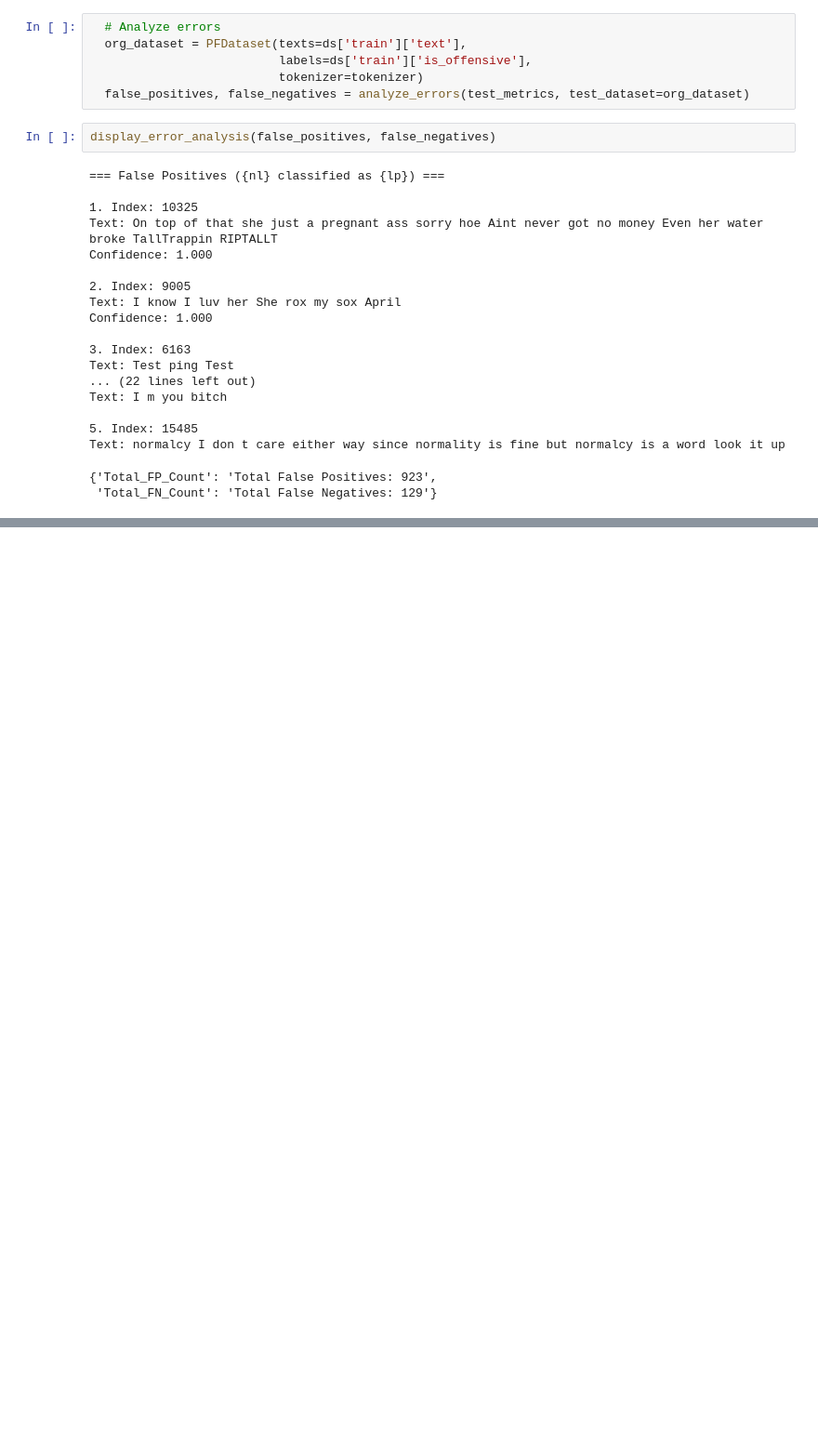
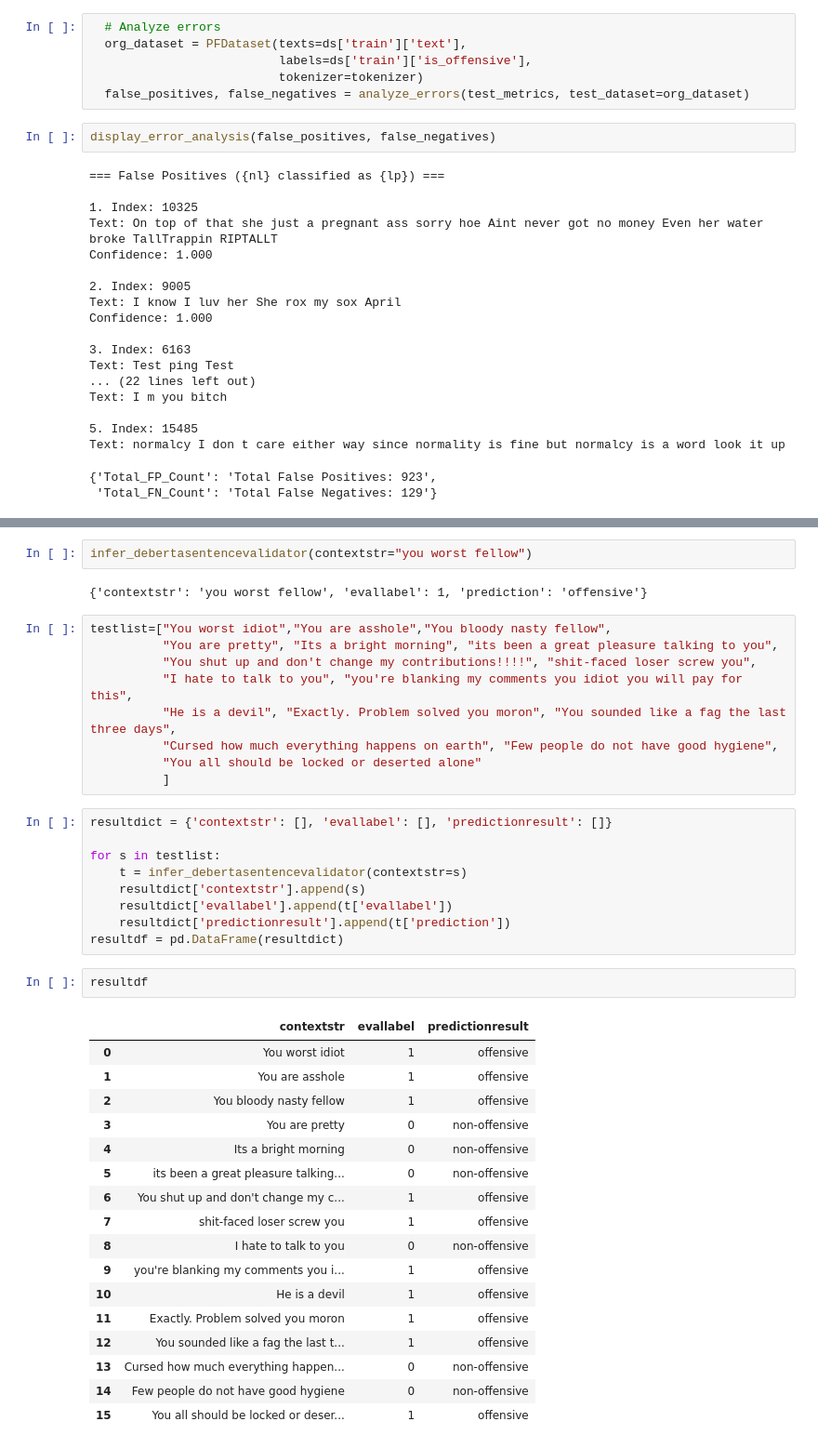
Before and after one commit to Kashyapiyer/FT, a Jupyter notebook: DebertaPF.ipynb, the cells around one changed output, grey strips where cells are left out. Shown at 93% size. Drawn from its saved outputs; the diff is of its cells as text; blank space fills up the shorter version.

```diff
--- a/DebertaPF.ipynb
+++ b/DebertaPF.ipynb
@@ -562,0 +598,42 @@ Text: normalcy I don t care either way since normality is fine but normalcy is a
+# %%
+infer_debertasentencevalidator(contextstr="you worst fellow")
+# %% [output]
+{'contextstr': 'you worst fellow', 'evallabel': 1, 'prediction': 'offensive'}
+# %%
+testlist=["You worst idiot","You are asshole","You bloody nasty fellow",
+          "You are pretty", "Its a bright morning", "its been a great pleasure talking to you",
+          "You shut up and don't change my contributions!!!!", "shit-faced loser screw you",
+          "I hate to talk to you", "you're blanking my comments you idiot you will pay for this",
+          "He is a devil", "Exactly. Problem solved you moron", "You sounded like a fag the last three days",
+          "Cursed how much everything happens on earth", "Few people do not have good hygiene",
+          "You all should be locked or deserted alone"
+          ]
+# %%
+resultdict = {'contextstr': [], 'evallabel': [], 'predictionresult': []}
+
+for s in testlist:
+    t = infer_debertasentencevalidator(contextstr=s)
+    resultdict['contextstr'].append(s)
+    resultdict['evallabel'].append(t['evallabel'])
+    resultdict['predictionresult'].append(t['prediction'])
+resultdf = pd.DataFrame(resultdict)
+# %%
+resultdf
+# %% [output]
+|  | contextstr | evallabel | predictionresult |
+| 0 | You worst idiot | 1 | offensive |
+| 1 | You are asshole | 1 | offensive |
+| 2 | You bloody nasty fellow | 1 | offensive |
+| 3 | You are pretty | 0 | non-offensive |
+| 4 | Its a bright morning | 0 | non-offensive |
+| 5 | its been a great pleasure talking... | 0 | non-offensive |
+| 6 | You shut up and don't change my c... | 1 | offensive |
+| 7 | shit-faced loser screw you | 1 | offensive |
+| 8 | I hate to talk to you | 0 | non-offensive |
+| 9 | you're blanking my comments you i... | 1 | offensive |
+| 10 | He is a devil | 1 | offensive |
+| 11 | Exactly. Problem solved you moron | 1 | offensive |
+| 12 | You sounded like a fag the last t... | 1 | offensive |
+| 13 | Cursed how much everything happen... | 0 | non-offensive |
+| 14 | Few people do not have good hygiene | 0 | non-offensive |
+| 15 | You all should be locked or deser... | 1 | offensive |
```
Also changed, not shown: parts of 3 cells of this notebook.
